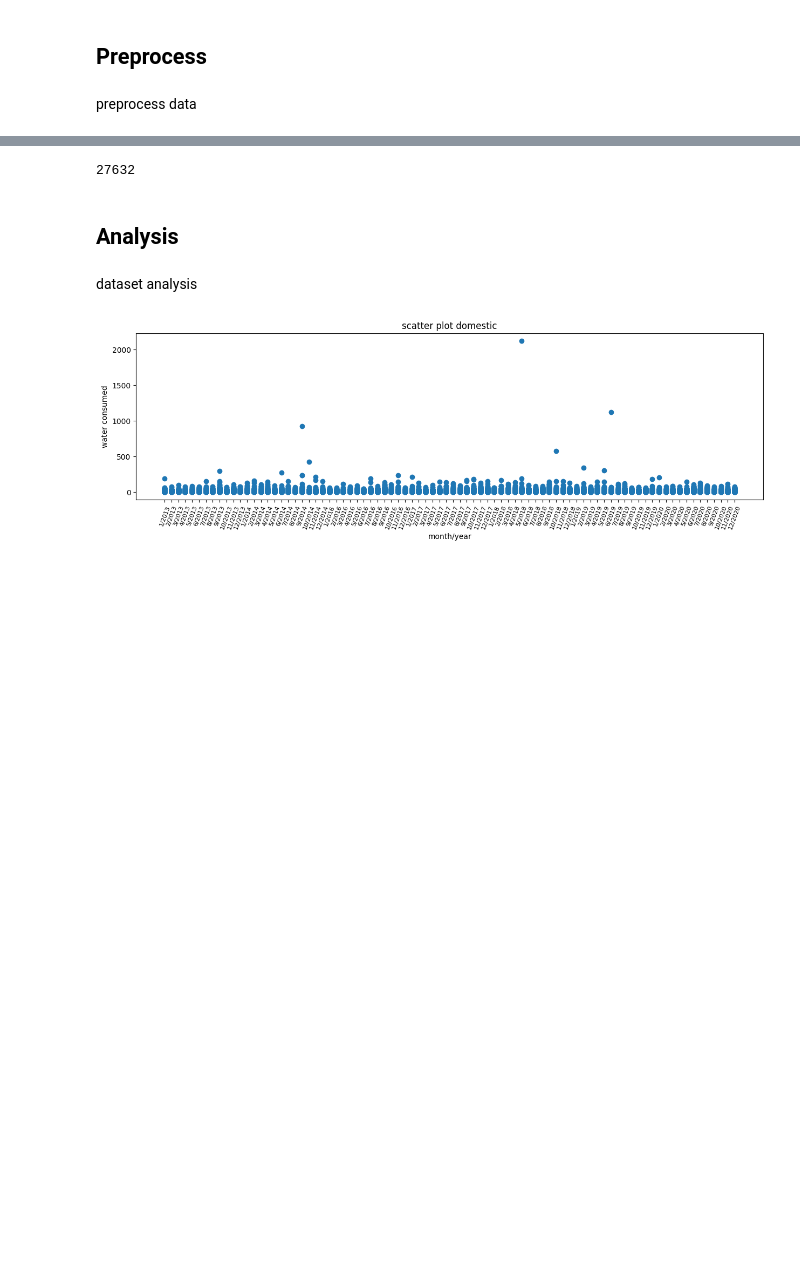
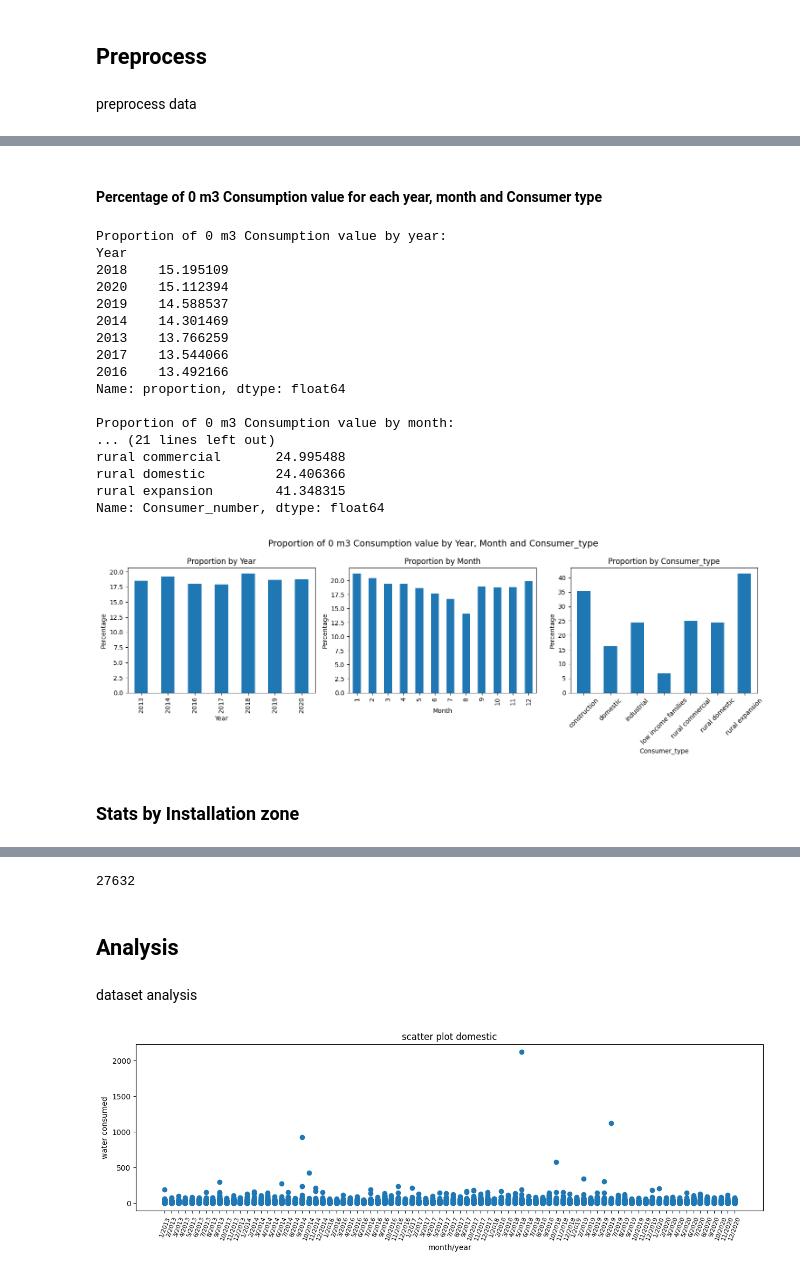
Before and after one commit to barbare03/ML4DS, a Jupyter notebook: assignment_F.ipynb, the cells around one changed output, grey strips where cells are left out. Drawn from its saved outputs; the diff is of its cells as text; code cells hidden in the pictures; blank space fills up the shorter version.

Commit message:
Some stats and basic info

```diff
--- a/assignment_F.ipynb
+++ b/assignment_F.ipynb
@@ -90,0 +131,41 @@ Name: count, dtype: int64
+# %% [markdown]
+#### Percentage of 0 m3 Consumption value for each year, month and Consumer type
+# %%
+print('Proportion of 0 m3 Consumption value by year: \n', df[df.Consumption == 0].value_counts(['Year'], normalize=True)*100, sep='', end='\n\n')
+print('Proportion of 0 m3 Consumption value by month: \n', df[df.Consumption == 0].value_counts(['Month'], normalize=True)*100, sep='', end='\n\n')
+print('Proportion of 0 m3 Consumption value by Consumer_type: \n', df[df.Consumption == 0].groupby('Consumer_type')['Consumer_number'].count()/df.groupby('Consumer_type')['Consumer_number'].count()*100, sep='', end='\n\n')
+
+# Barplot of the above data as percentages
+fig, ax = plt.subplots(1,3, figsize=(15,5))
+(df[df.Consumption == 0].groupby('Year')['Consumer_number'].count()/df.groupby('Year')['Consumer_number'].count()*100).plot(kind='bar', ax=ax[0])
+(df[df.Consumption == 0].groupby('Month')['Consumer_number'].count()/df.groupby('Month')['Consumer_number'].count()*100).plot(kind='bar', ax=ax[1])
+(df[df.Consumption == 0].groupby('Consumer_type')['Consumer_number'].count()/df.groupby('Consumer_type')['Consumer_number'].count()*100).plot(kind='bar', ax=ax[2])
+ax[0].set_title('Proportion by Year')
+ax[1].set_title('Proportion by Month')
+ax[2].set_title('Proportion by Consumer_type')
+ax[0].set_ylabel('Percentage')
+ax[1].set_ylabel('Percentage')
+ax[2].set_ylabel('Percentage')
+ax[2].set_xticklabels(ax[2].get_xticklabels(), rotation=45)
+fig.suptitle('Proportion of 0 m3 Consumption value by Year, Month and Consumer_type', fontsize=14)
+plt.tight_layout()
+plt.show()
+# %% [output]
+Proportion of 0 m3 Consumption value by year:
+Year
+2018    15.195109
+2020    15.112394
+2019    14.588537
+2014    14.301469
+2013    13.766259
+2017    13.544066
+2016    13.492166
+Name: proportion, dtype: float64
+
+Proportion of 0 m3 Consumption value by month:
+... (21 lines left out)
+rural commercial       24.995488
+rural domestic         24.406366
+rural expansion        41.348315
+Name: Consumer_number, dtype: float64
+[figure, added]
@@ -90,0 +176,2 @@ Name: count, dtype: int64
+# %% [markdown]
+### Stats by Installation zone
```
Also changed, not shown: parts of 9 cells of this notebook.
